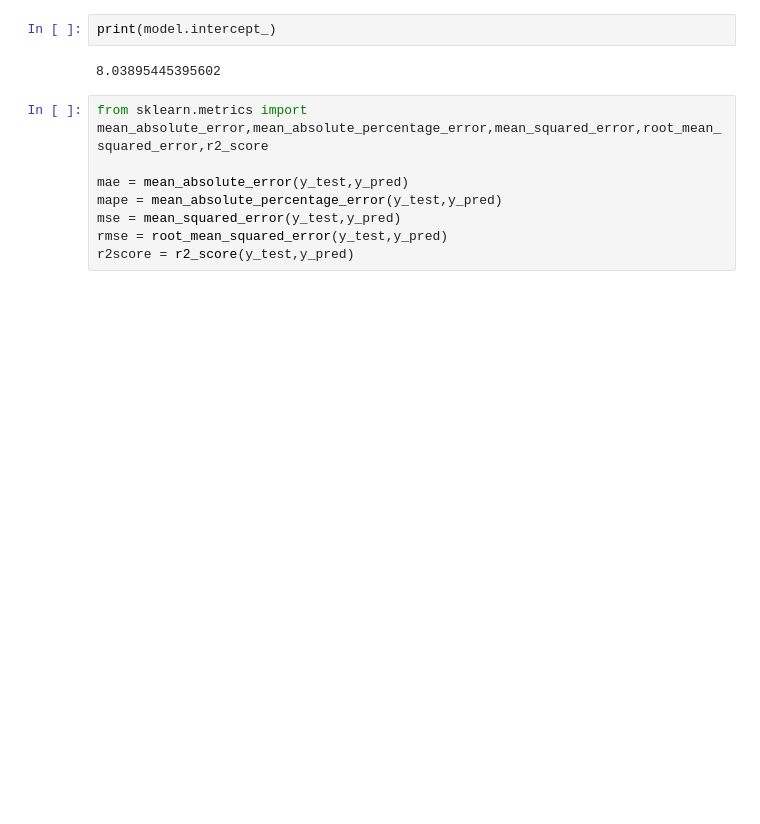
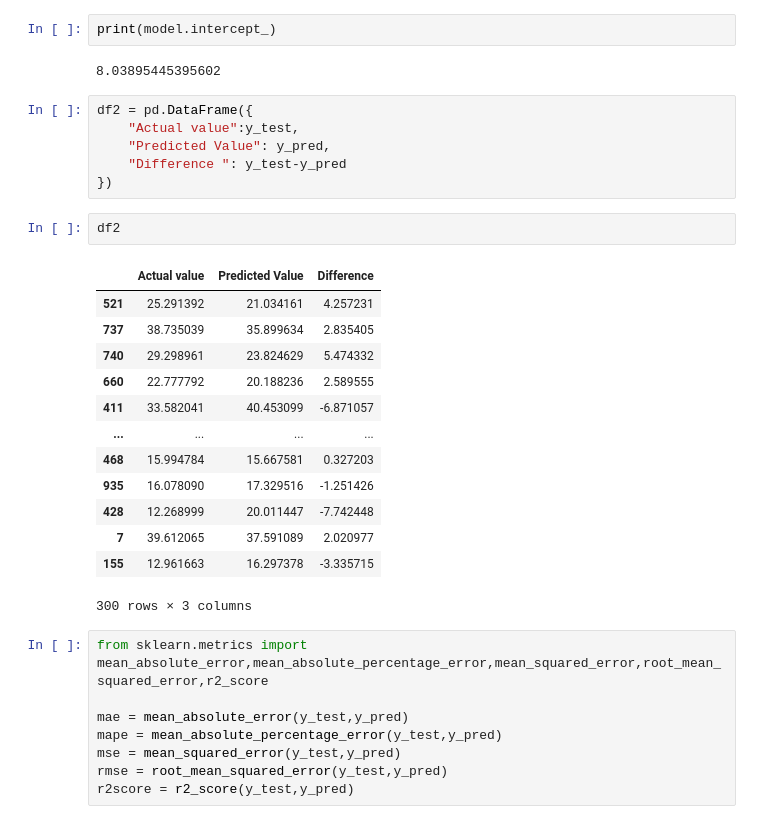
Before and after one commit to Devjith-P/Machine-Learning, a Jupyter notebook: Linear Regression/syntetich_linear_regression.ipynb, the cells around one changed output. Cells and saved outputs as stored; diff of their text form; blank space fills up the shorter version.

```diff
--- a/Linear Regression/syntetich_linear_regression.ipynb
+++ b/Linear Regression/syntetich_linear_regression.ipynb
@@ -54,6 +57,28 @@ print(model.coef_)
 print(model.intercept_)
 # %% [output]
 8.03895445395602
+# %%
+df2 = pd.DataFrame({
+    "Actual value":y_test,
+    "Predicted Value": y_pred,
+    "Difference ": y_test-y_pred
+})
+# %%
+df2
+# %% [output]
+|  | Actual value | Predicted Value | Difference |
+| 521 | 25.291392 | 21.034161 | 4.257231 |
+| 737 | 38.735039 | 35.899634 | 2.835405 |
+| 740 | 29.298961 | 23.824629 | 5.474332 |
+| 660 | 22.777792 | 20.188236 | 2.589555 |
+| 411 | 33.582041 | 40.453099 | -6.871057 |
+| ... | ... | ... | ... |
+| 468 | 15.994784 | 15.667581 | 0.327203 |
+| 935 | 16.078090 | 17.329516 | -1.251426 |
+| 428 | 12.268999 | 20.011447 | -7.742448 |
+| 7 | 39.612065 | 37.591089 | 2.020977 |
+| 155 | 12.961663 | 16.297378 | -3.335715 |
+300 rows × 3 columns
 # %%
 from sklearn.metrics import mean_absolute_error,mean_absolute_percentage_error,mean_squared_error,root_mean_squared_error,r2_score
 
```
Also changed, not shown: parts of 1 cell of this notebook, 1 other file.
